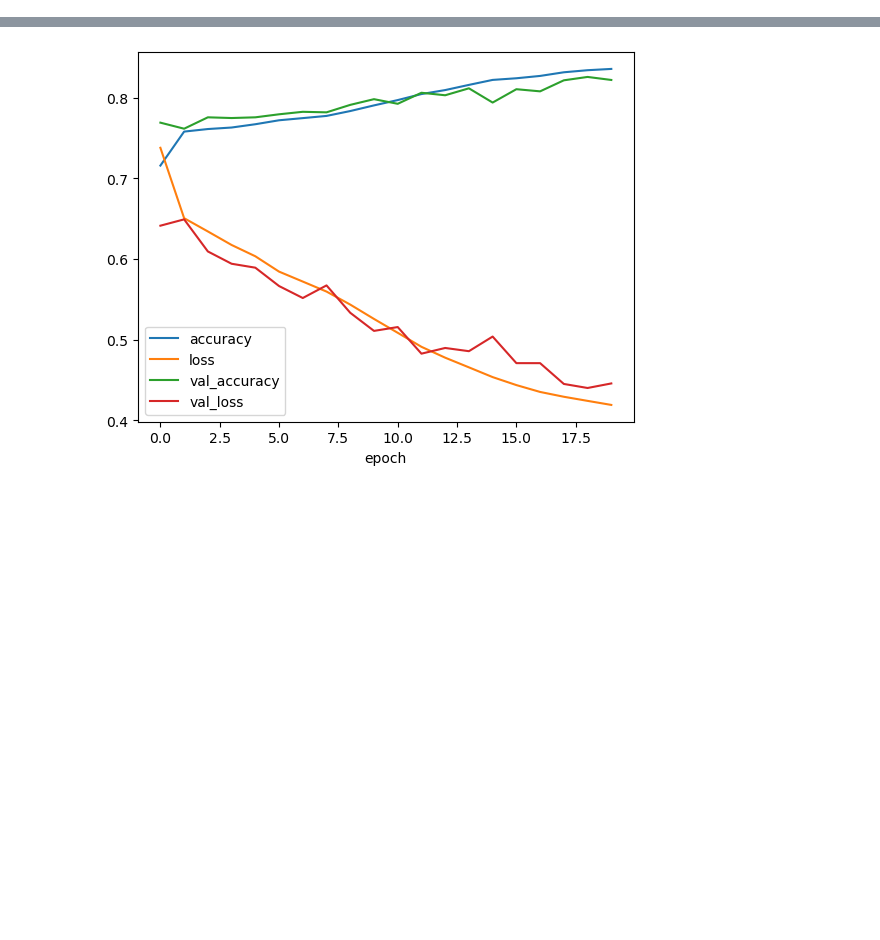
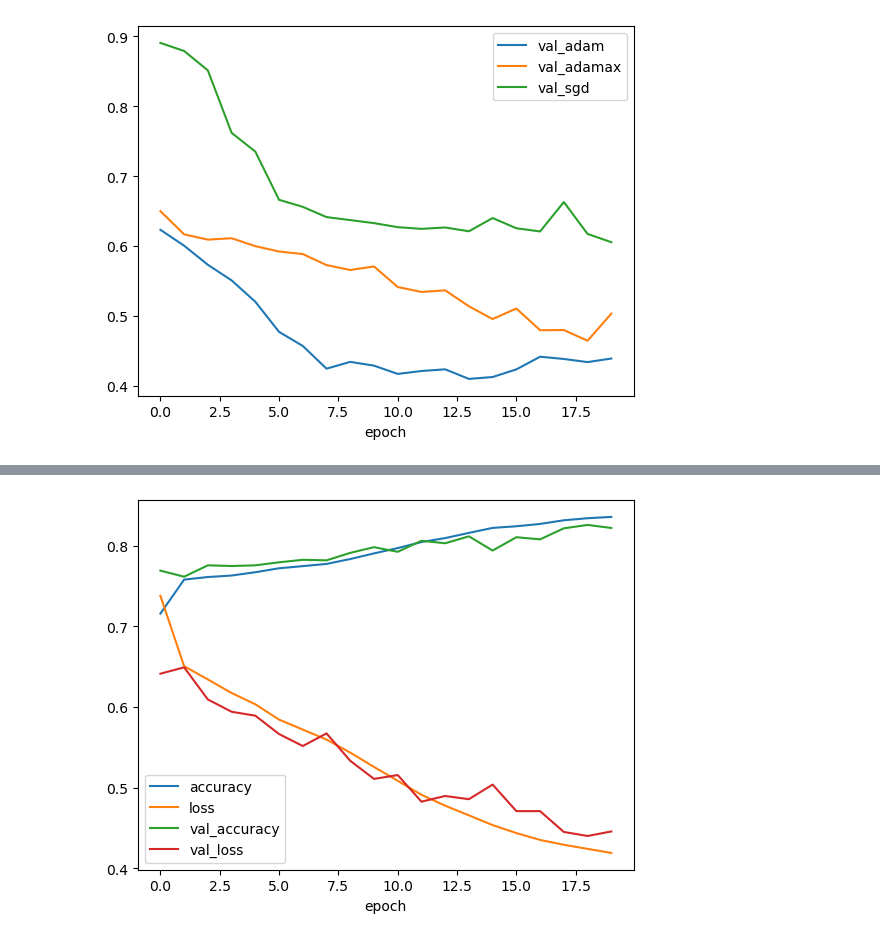
Before and after one commit to koji-dayo/GZ2, a Jupyter notebook: 3class/Convolutional Neural Network data size20.ipynb, the cells around one changed output, grey strips where cells are left out. Saved outputs shown, nothing was run; the diff lists cells and outputs as text; code cells hidden in the pictures; blank space fills up the shorter version.

```diff
--- a/3class/Convolutional Neural Network data size20.ipynb
+++ b/3class/Convolutional Neural Network data size20.ipynb
@@ -66,15 +71,25 @@ _________________________________________________________________
 # %%
 from tensorflow.python.keras.callbacks import TensorBoard
+optim_list = ['adam','adamax','sgd']
+l_list = []
+model_list = []
+for i in range(len(optim_list)):
+    model_list.append(model_build())
+    model_list[i].compile(
+       optimizer = optim_list[i],
+        loss='categorical_crossentropy',
+        metrics=['accuracy'])
 
-model.compile(
-   optimizer = 'adamax',
-    loss='categorical_crossentropy',
-    metrics=['accuracy'])
-
-#tsb = TensorBoard(log_dir='./logs')
-history = model.fit(X_train, y_train,
-          batch_size=128,
-          epochs=20,
-          validation_data=(X_val,y_val))
+    #tsb = TensorBoard(log_dir='./logs')
+    history = model_list[i].fit(X_train, y_train,
+              batch_size=128,
+              epochs=20,
+              validation_data=(X_val,y_val))
+    l_list.append(history.history)
+    score = model_list[i].evaluate(X_test, y_test, verbose=0,batch_size=128)
+    print(optim_list)
+    print('Test loss:', score[0])
+    print('Test accuracy:', score[1])
+    print()
 # %% [output]
 Epoch 1/20
@@ -96,0 +112,13 @@ Epoch 20/20
+# %%
+#l_list[0]['loss']
+
+import matplotlib.pyplot as plt
+plt.plot(history.epoch, l_list[0]['val_loss'], label="val_adam")
+plt.plot(history.epoch, l_list[1]['val_loss'], label="val_adamax")
+plt.plot(history.epoch, l_list[2]['val_loss'], label="val_sgd")
+
+plt.xlabel("epoch")
+plt.legend()
+plt.show()
+# %% [output]
+[figure, added]
```
Also changed, not shown: parts of 6 cells of this notebook, 4 other files.
